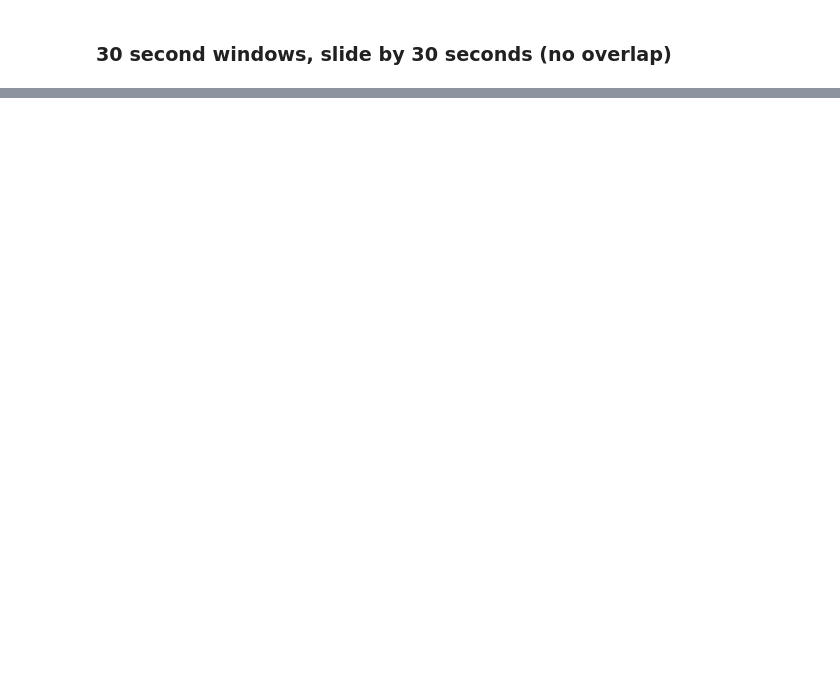
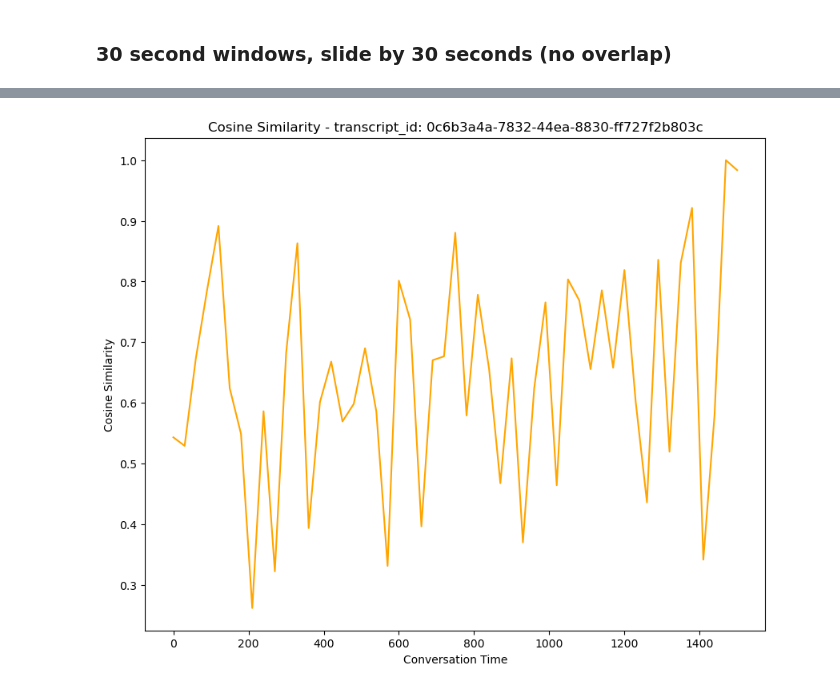
Before and after one commit to SocialInteractionLab/Candor, a Jupyter notebook: analysis-full/scripts/0-get-tiled-utterance-embeddings.ipynb, the cells around one changed output, grey strips where cells are left out. Cells and saved outputs as stored; diff of their text form; code cells hidden in the pictures; blank space fills up the shorter version.

```diff
--- a/analysis-full/scripts/0-get-tiled-utterance-embeddings.ipynb
+++ b/analysis-full/scripts/0-get-tiled-utterance-embeddings.ipynb
@@ -493,0 +759,12 @@ tile_30_sec.head()
+# %%
+# plot example conversation's peaks of cosine similarities
+subset = tile_30_sec[tile_30_sec['transcript_id'] == transcript_id].reset_index(drop=True)
+
+plt.figure(figsize=(10, 8))
+sns.lineplot(data=subset, x='A_start_time', y='cosine_similarity', color = 'orange')
+plt.title(f'Cosine Similarity - transcript_id: {transcript_id}')
+plt.xlabel('Conversation Time')
+plt.ylabel('Cosine Similarity')
+plt.show()
+# %% [output]
+[figure, added]
```
Also changed, not shown: parts of 20 cells of this notebook, 3 other files.
